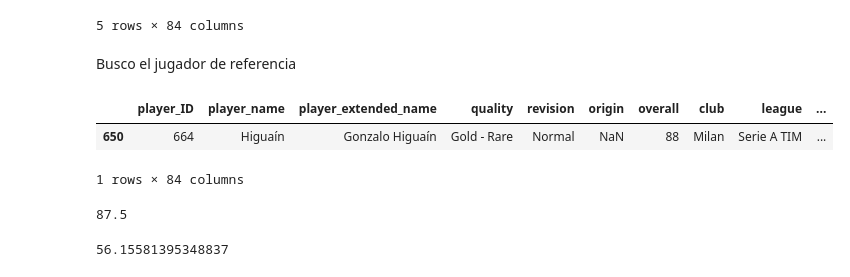
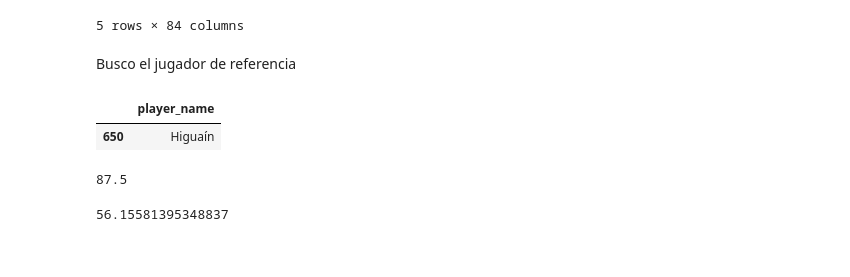
Before and after one commit to EvaSalomon/acamica, a Jupyter notebook: fut19/FUT19.ipynb, the cells around one changed output. Saved outputs shown, nothing was run; the diff lists cells and outputs as text; code cells hidden in the pictures.

```diff
--- a/fut19/FUT19.ipynb
+++ b/fut19/FUT19.ipynb
@@ -65,13 +65,12 @@ Busco el jugador de referencia
 # %%
 targetPlayerName = 'Gonzalo Higuaín'
 
-targetPlayer = leaguePlayers.loc[(leaguePlayers['player_extended_name'] == targetPlayerName) & (leaguePlayers['revision'] == 'Normal')]
+targetPlayer = leaguePlayers.loc[(leaguePlayers['player_extended_name'] == targetPlayerName) & (leaguePlayers['revision'] == 'Normal'), ['player_name']]
 
 targetPlayer.head()
 # %% [output]
-|  | player_ID | player_name | player_extended_name | quality | revision | origin | overall | club | league | ... |
-| 650 | 664 | Higuaín | Gonzalo Higuaín | Gold - Rare | Normal | NaN | 88 | Milan | Serie A TIM | ... |
+|  | player_name |
+| 650 | Higuaín |
-1 rows × 84 columns
 # %%
 #'shoot_positioning', 'shoot_finishing', 'shoot_shot_power'
 skillsValues = np.array([targetPlayer.shoot_positioning.values, targetPlayer.shoot_finishing.values, targetPlayer.shoot_shot_power.values, targetPlayer.shoot_long_shots.values]).mean()
```
Also changed, not shown: parts of 2 cells of this notebook, 11 other files.
